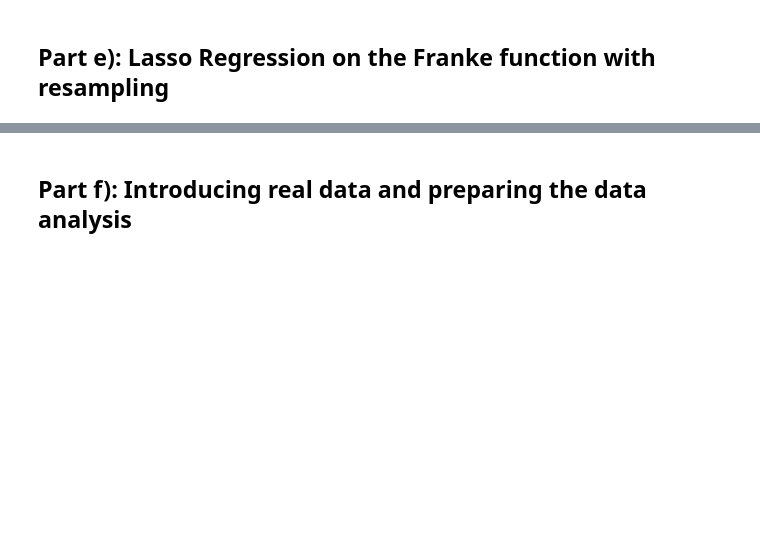
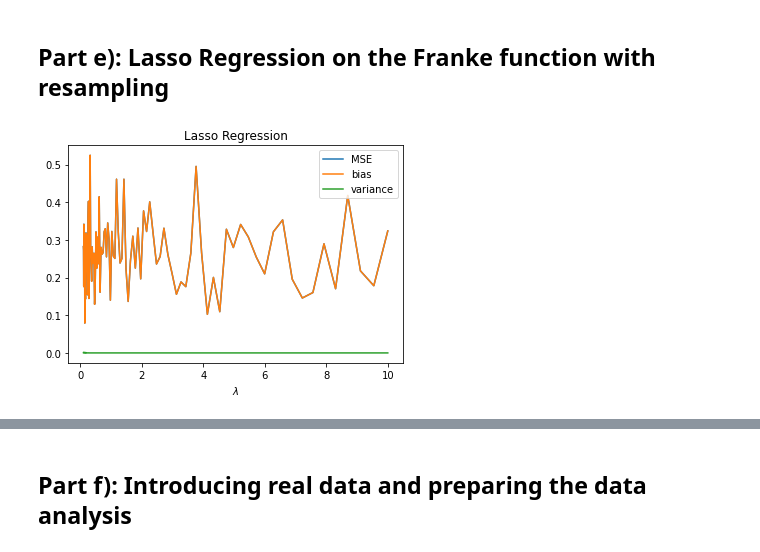
Before and after one commit to KarlHenrik/FYS-STK-Gruppe, a Jupyter notebook: Project1/Project1.ipynb, the cells around one changed output, grey strips where cells are left out. Cells and saved outputs as stored; diff of their text form; code cells hidden in the pictures; blank space fills up the shorter version.

```diff
--- a/Project1/Project1.ipynb
+++ b/Project1/Project1.ipynb
@@ -296,2 +292,24 @@ plt.show()
 # %% [markdown]
 ## Part e): Lasso Regression on the Franke function with resampling
+# %%
+# bootstrap analysis for different values of lambda
+lmda = np.logspace(-1,1,100)
+n_boostraps = 20
+order = 8
+
+mse_arr = np.zeros(len(lmda))
+bias_arr = np.zeros(len(lmda))
+var_arr = np.zeros(len(lmda))
+
+for i,l in enumerate(lmda):
+    mse_arr[i], bias_arr[i], var_arr[i] = bootBiasVar(n_boostraps, n, order, lasso,l)
+
+plt.plot(lmda, mse_arr, label='MSE')
+plt.plot(lmda, bias_arr, label='bias')
+plt.plot(lmda, var_arr, label='variance')
+plt.xlabel(r'$\lambda$')
+plt.title('Lasso Regression')
+plt.legend()
+plt.show()
+# %% [output]
+[figure, added]
```
Also changed, not shown: parts of 7 cells of this notebook.
